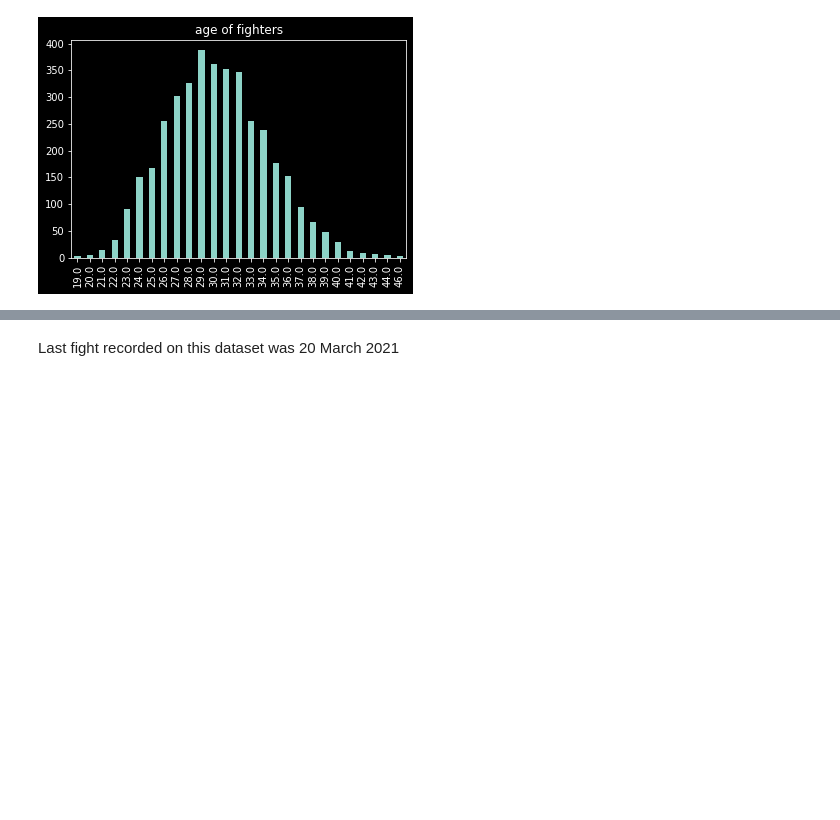
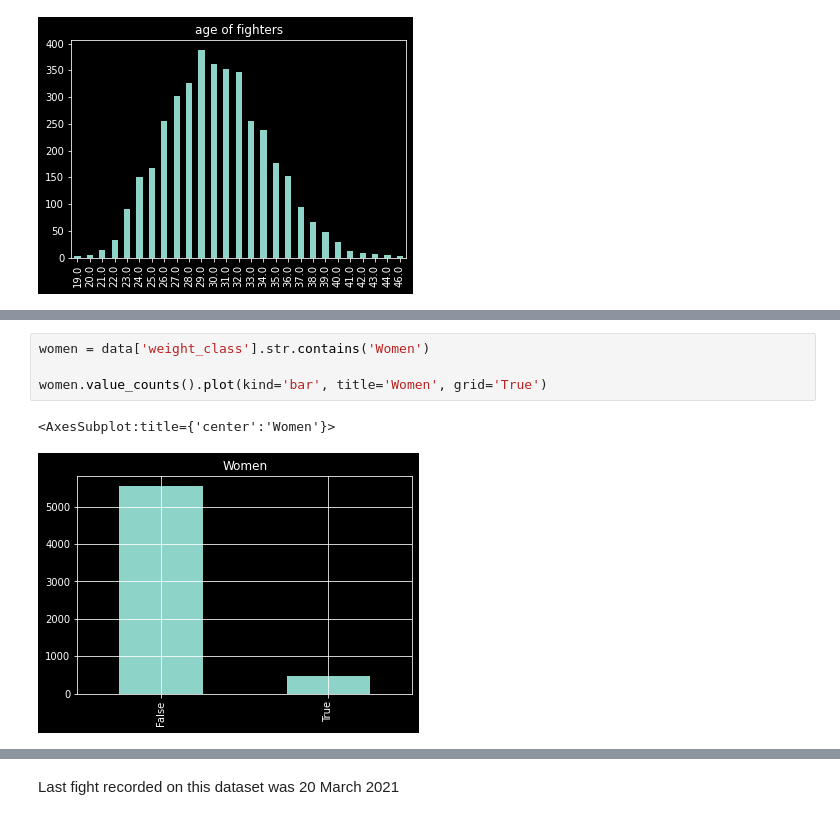
Before and after one commit to Kruzhilkin/the_winning_fighter, a Jupyter notebook: UFC EDA.ipynb, the cells around one changed output, grey strips where cells are left out. Drawn from its saved outputs; the diff is of its cells as text; blank space fills up the shorter version.

```diff
--- a/UFC EDA.ipynb
+++ b/UFC EDA.ipynb
@@ -188,0 +197,7 @@ data['age'].value_counts().sort_index().plot(kind='bar', title='age of fighters'
+# %%
+women = data['weight_class'].str.contains('Women')
+
+women.value_counts().plot(kind='bar', title='Women', grid='True')
+# %% [output]
+<AxesSubplot:title={'center':'Women'}>
+[figure, added]
```
Also changed, not shown: parts of 14 cells of this notebook.
